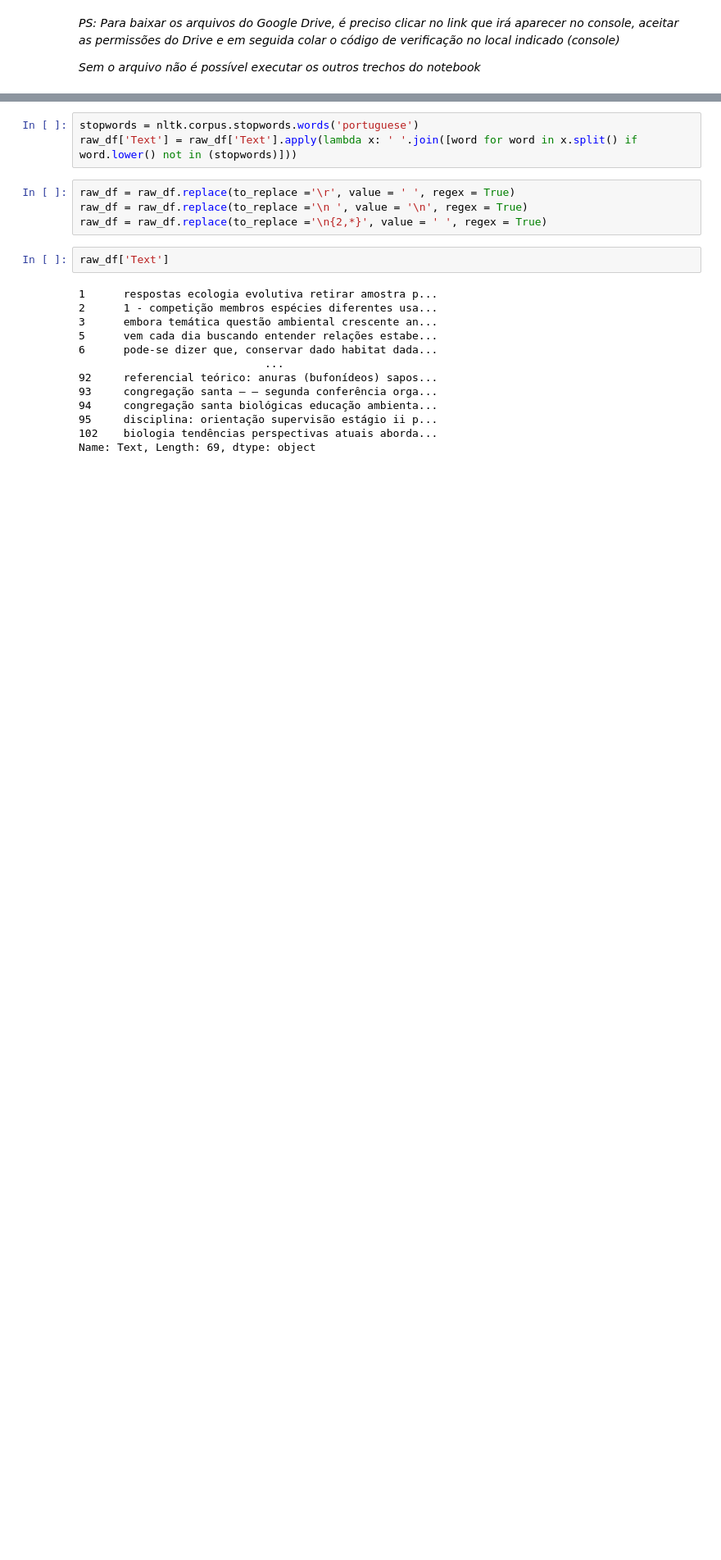
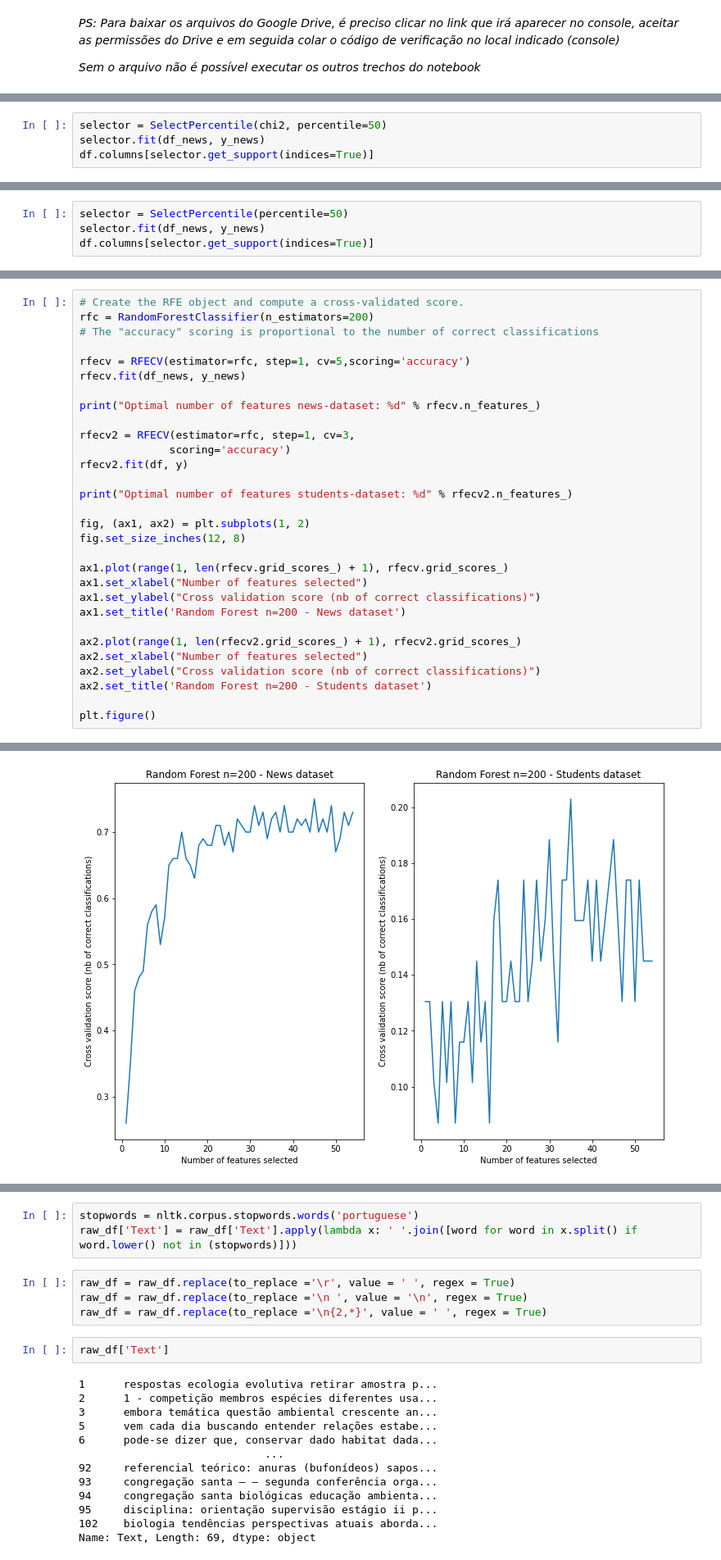
Before and after one commit to Daanielvb/authorship-classification, a Jupyter notebook: Authorship_classification.ipynb, the cells around one changed output, grey strips where cells are left out. Shown at 82% size. Drawn from its saved outputs; the diff is of its cells as text; blank space fills up the shorter version.

```diff
--- a/Authorship_classification.ipynb
+++ b/Authorship_classification.ipynb
@@ -93,0 +194,4 @@ raw_df = raw_df.groupby('Author').filter(lambda x: len(x) > 3)
+# %%
+selector = SelectPercentile(chi2, percentile=50)
+selector.fit(df_news, y_news)
+df.columns[selector.get_support(indices=True)]
@@ -93,0 +223,4 @@ raw_df = raw_df.groupby('Author').filter(lambda x: len(x) > 3)
+# %%
+selector = SelectPercentile(percentile=50)
+selector.fit(df_news, y_news)
+df.columns[selector.get_support(indices=True)]
@@ -93,0 +316,31 @@ raw_df = raw_df.groupby('Author').filter(lambda x: len(x) > 3)
+# %%
+# Create the RFE object and compute a cross-validated score.
+rfc = RandomForestClassifier(n_estimators=200)
+# The "accuracy" scoring is proportional to the number of correct classifications
+
+rfecv = RFECV(estimator=rfc, step=1, cv=5,scoring='accuracy')
+rfecv.fit(df_news, y_news)
+
+print("Optimal number of features news-dataset: %d" % rfecv.n_features_)
+
+rfecv2 = RFECV(estimator=rfc, step=1, cv=3,
+              scoring='accuracy')
+rfecv2.fit(df, y)
+
+print("Optimal number of features students-dataset: %d" % rfecv2.n_features_)
+
+fig, (ax1, ax2) = plt.subplots(1, 2)
+fig.set_size_inches(12, 8)
+
+ax1.plot(range(1, len(rfecv.grid_scores_) + 1), rfecv.grid_scores_)
+ax1.set_xlabel("Number of features selected")
+ax1.set_ylabel("Cross validation score (nb of correct classifications)")
+ax1.set_title('Random Forest n=200 - News dataset')
+
+ax2.plot(range(1, len(rfecv2.grid_scores_) + 1), rfecv2.grid_scores_)
+ax2.set_xlabel("Number of features selected")
+ax2.set_ylabel("Cross validation score (nb of correct classifications)")
+ax2.set_title('Random Forest n=200 - Students dataset')
+
+plt.figure()
+# %% [output]
@@ -93,0 +350 @@ raw_df = raw_df.groupby('Author').filter(lambda x: len(x) > 3)
+[figure, added]
```
Also changed, not shown: parts of 52 cells of this notebook.
